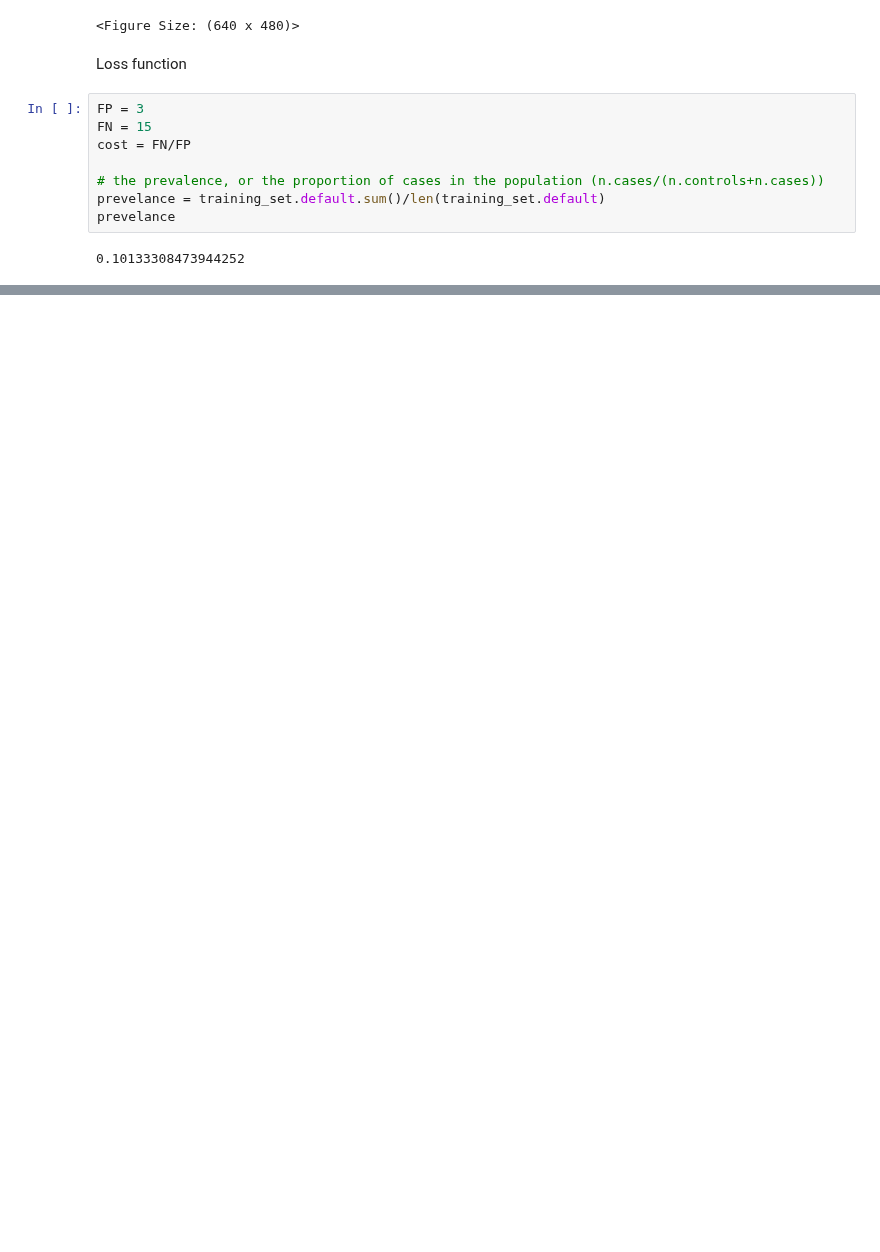
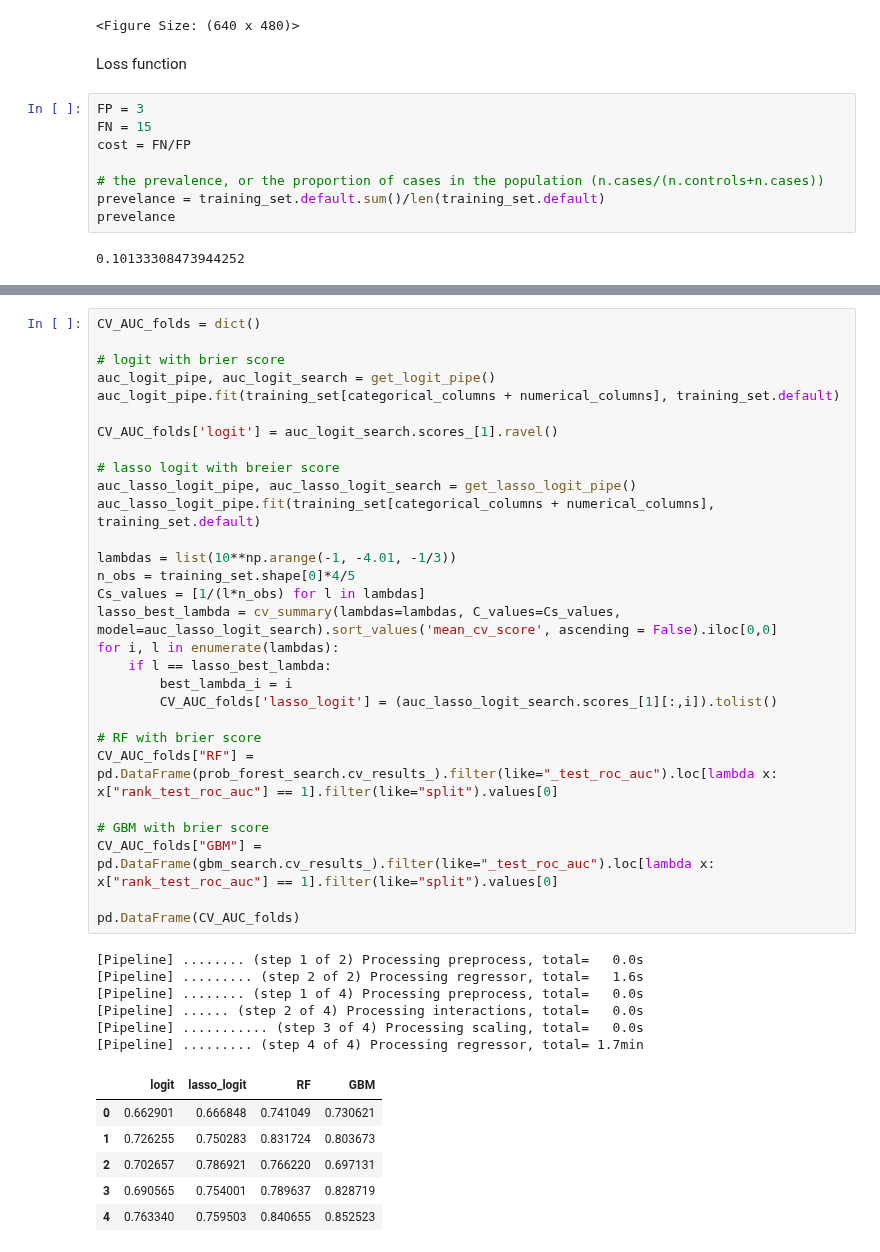
Before and after one commit to viethngn/Data_Analysis_3_ECBS5171, a Jupyter notebook: assignment3/assignment3_viethngn.ipynb, the cells around one changed output, grey strips where cells are left out. Cells and saved outputs as stored; diff of their text form; blank space fills up the shorter version.

```diff
--- a/assignment3/assignment3_viethngn.ipynb
+++ b/assignment3/assignment3_viethngn.ipynb
@@ -694,0 +748,42 @@ prevelance
+# %%
+CV_AUC_folds = dict()
+
+# logit with brier score
+auc_logit_pipe, auc_logit_search = get_logit_pipe()
+auc_logit_pipe.fit(training_set[categorical_columns + numerical_columns], training_set.default)
+
+CV_AUC_folds['logit'] = auc_logit_search.scores_[1].ravel()
+
+# lasso logit with breier score
+auc_lasso_logit_pipe, auc_lasso_logit_search = get_lasso_logit_pipe()
+auc_lasso_logit_pipe.fit(training_set[categorical_columns + numerical_columns], training_set.default)
+
+lambdas = list(10**np.arange(-1, -4.01, -1/3))
+n_obs = training_set.shape[0]*4/5
+Cs_values = [1/(l*n_obs) for l in lambdas]
+lasso_best_lambda = cv_summary(lambdas=lambdas, C_values=Cs_values, model=auc_lasso_logit_search).sort_values('mean_cv_score', ascending = False).iloc[0,0]
+for i, l in enumerate(lambdas):
+    if l == lasso_best_lambda:
+        best_lambda_i = i
+        CV_AUC_folds['lasso_logit'] = (auc_lasso_logit_search.scores_[1][:,i]).tolist()
+
+# RF with brier score
+CV_AUC_folds["RF"] = pd.DataFrame(prob_forest_search.cv_results_).filter(like="_test_roc_auc").loc[lambda x: x["rank_test_roc_auc"] == 1].filter(like="split").values[0]
+
+# GBM with brier score
+CV_AUC_folds["GBM"] = pd.DataFrame(gbm_search.cv_results_).filter(like="_test_roc_auc").loc[lambda x: x["rank_test_roc_auc"] == 1].filter(like="split").values[0]
+
+pd.DataFrame(CV_AUC_folds)
+# %% [output]
+[Pipeline] ........ (step 1 of 2) Processing preprocess, total=   0.0s
+[Pipeline] ......... (step 2 of 2) Processing regressor, total=   1.6s
+[Pipeline] ........ (step 1 of 4) Processing preprocess, total=   0.0s
+[Pipeline] ...... (step 2 of 4) Processing interactions, total=   0.0s
+[Pipeline] ........... (step 3 of 4) Processing scaling, total=   0.0s
+[Pipeline] ......... (step 4 of 4) Processing regressor, total= 1.7min
+|  | logit | lasso_logit | RF | GBM |
+| 0 | 0.662901 | 0.666848 | 0.741049 | 0.730621 |
+| 1 | 0.726255 | 0.750283 | 0.831724 | 0.803673 |
+| 2 | 0.702657 | 0.786921 | 0.766220 | 0.697131 |
+| 3 | 0.690565 | 0.754001 | 0.789637 | 0.828719 |
+| 4 | 0.763340 | 0.759503 | 0.840655 | 0.852523 |
```
Also changed, not shown: parts of 18 cells of this notebook.
